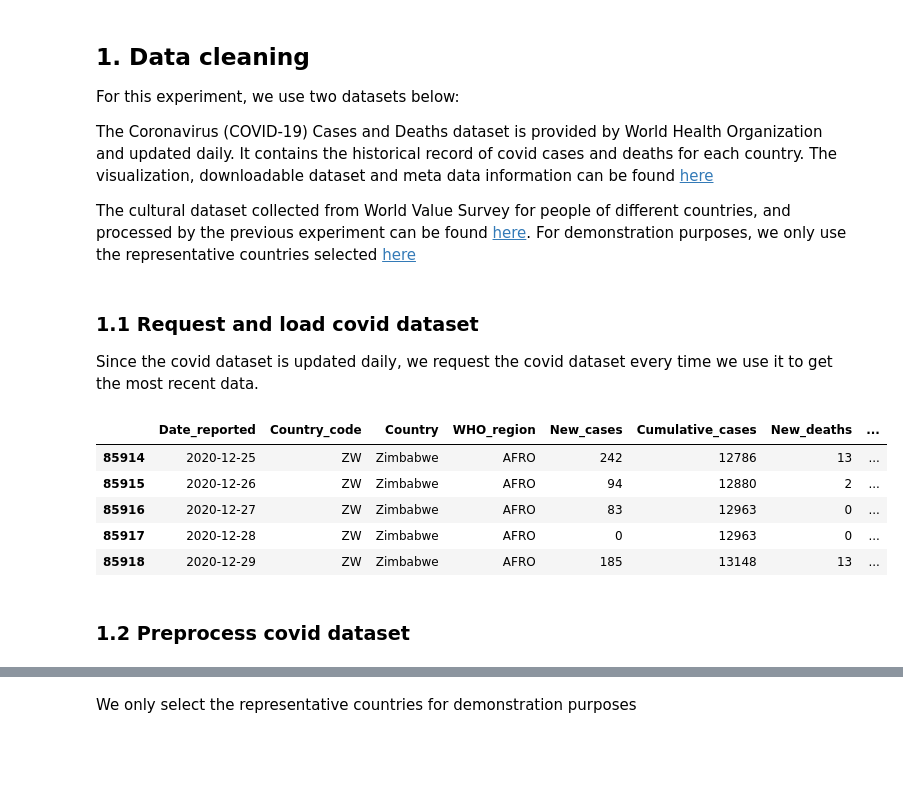
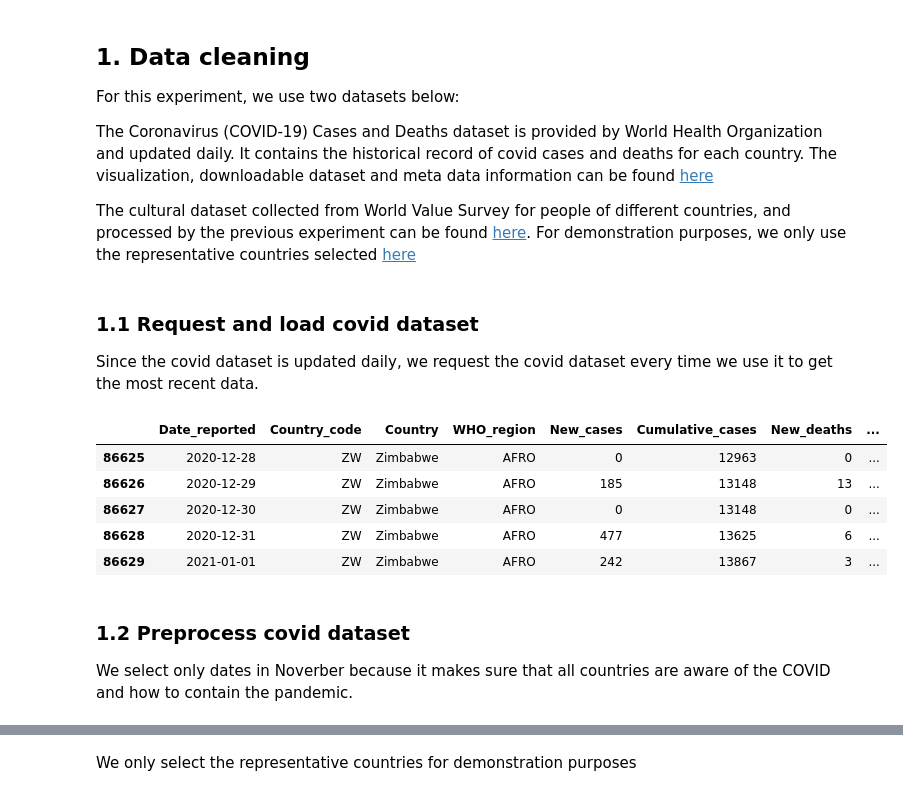
Before and after one commit to The2018/covid_experiment, a Jupyter notebook: covid_rules.ipynb, the cells around one changed output, grey strips where cells are left out. Drawn from its saved outputs; the diff is of its cells as text; code cells hidden in the pictures; blank space fills up the shorter version.

```diff
--- a/covid_rules.ipynb
+++ b/covid_rules.ipynb
@@ -10,7 +10,7 @@ For this experiment, we use two datasets below:
 
 The Coronavirus (COVID-19) Cases and Deaths dataset is provided by World Health Organization and updated daily. It contains the historical record of covid cases and deaths for each country. The visualization, downloadable dataset and meta data information can be found [here](https://data.humdata.org/dataset/coronavirus-covid-19-cases-and-deaths)
 
-The cultural dataset collected from World Value Survey for people of different countries, and processed by the previous experiment can be found [here](https://drive.google.com/file/d/1fP7nbP6QOKhaqgK8pMM8SG8earKWgEO1/view?usp=sharing). For demonstration purposes, we only use the representative countries selected [here](https://docs.google.com/spreadsheets/d/1yOFofd2kWRAhTduM3jKZifw91Dm6g1T5HO2i4xR-agA/edit?usp=sharing)
+The cultural dataset collected from World Value Survey for people of different countries, and processed by the previous experiment can be found [here](https://drive.google.com/file/d/1HZqj4cQpq1BJAnXOIXzgXoCVmmR20Rcm/view?usp=sharing). For demonstration purposes, we only use the representative countries selected [here](https://docs.google.com/spreadsheets/d/1yOFofd2kWRAhTduM3jKZifw91Dm6g1T5HO2i4xR-agA/edit?usp=sharing)
 # %% [markdown]
 ### 1.1 Request and load covid dataset
 Since the covid dataset is updated daily, we request the covid dataset every time we use it to get the most recent data.
@@ -30,20 +30,21 @@ csv_file.close()
 # %%
 import pandas as pd
 import numpy as np
 
-culture_file = "../data_set/cultural_data/clean_data/data_2.csv"
+culture_file = "../data_set/cultural_data/clean_data/data_3.csv"
 
 covid_data = pd.read_csv(output_file)
 cultural_data = pd.read_csv(culture_file)
 
 covid_data.tail()
 # %% [output]
 |  | Date_reported | Country_code | Country | WHO_region | New_cases | Cumulative_cases | New_deaths | ... |
-| 85914 | 2020-12-25 | ZW | Zimbabwe | AFRO | 242 | 12786 | 13 | ... |
-| 85915 | 2020-12-26 | ZW | Zimbabwe | AFRO | 94 | 12880 | 2 | ... |
-| 85916 | 2020-12-27 | ZW | Zimbabwe | AFRO | 83 | 12963 | 0 | ... |
-| 85917 | 2020-12-28 | ZW | Zimbabwe | AFRO | 0 | 12963 | 0 | ... |
-| 85918 | 2020-12-29 | ZW | Zimbabwe | AFRO | 185 | 13148 | 13 | ... |
+| 86625 | 2020-12-28 | ZW | Zimbabwe | AFRO | 0 | 12963 | 0 | ... |
+| 86626 | 2020-12-29 | ZW | Zimbabwe | AFRO | 185 | 13148 | 13 | ... |
+| 86627 | 2020-12-30 | ZW | Zimbabwe | AFRO | 0 | 13148 | 0 | ... |
+| 86628 | 2020-12-31 | ZW | Zimbabwe | AFRO | 477 | 13625 | 6 | ... |
+| 86629 | 2021-01-01 | ZW | Zimbabwe | AFRO | 242 | 13867 | 3 | ... |
-# %% [markdown]
-### 1.2 Preprocess covid dataset
+# %% [markdown]
+### 1.2 Preprocess covid dataset
+We select only dates in Noverber because it makes sure that all countries are aware of the COVID and how to contain the pandemic.
 # %%
```
Also changed, not shown: parts of 23 cells of this notebook, 1 other file.
